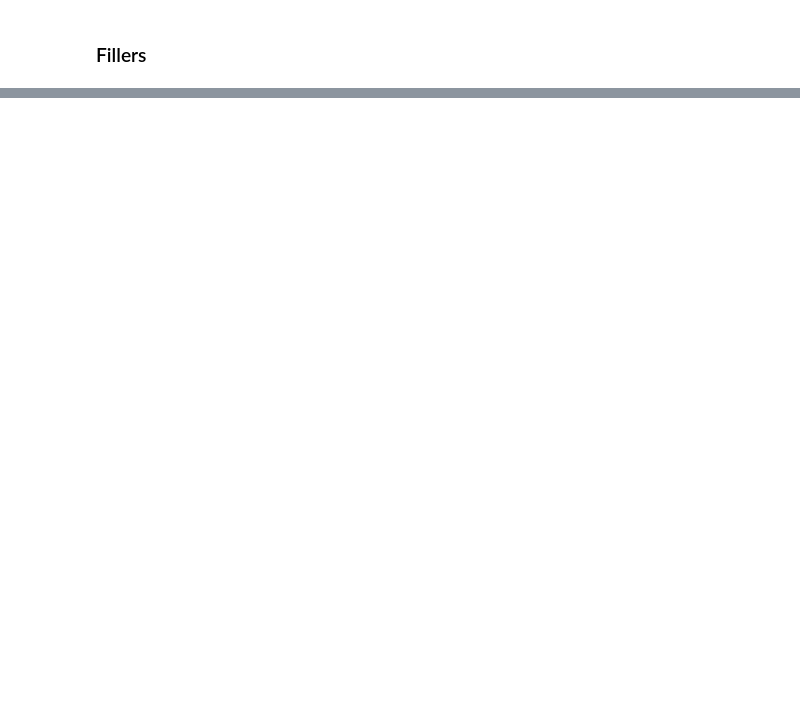
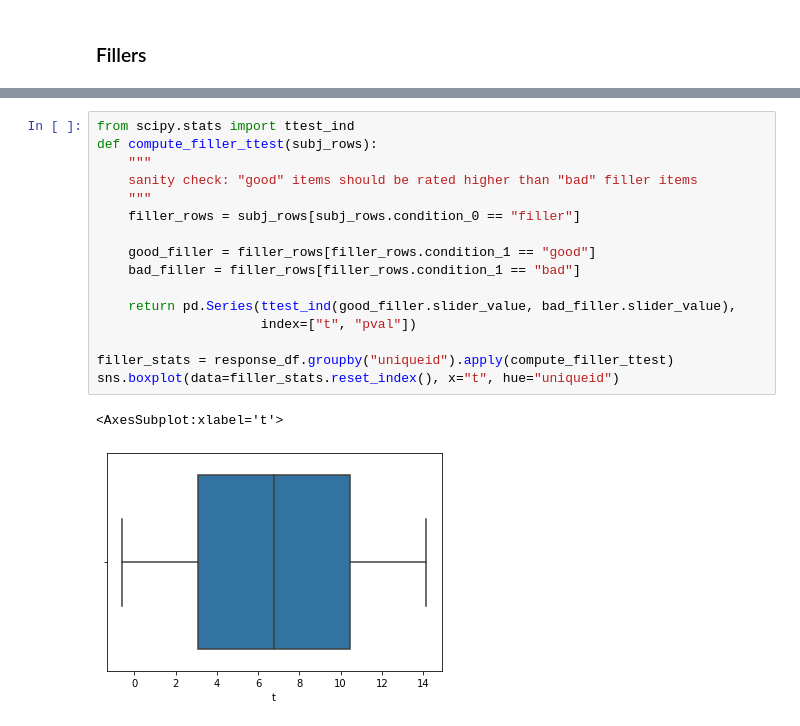
Before and after one commit to hans/explaining, a Jupyter notebook: notebooks/02_acceptability_swarm/00 preprocess.ipynb, the cells around one changed output, grey strips where cells are left out. Cells and saved outputs as stored; diff of their text form; blank space fills up the shorter version.

```diff
--- a/notebooks/02_acceptability_swarm/00 preprocess.ipynb
+++ b/notebooks/02_acceptability_swarm/00 preprocess.ipynb
@@ -91,0 +108,19 @@ subjects_to_drop
+# %%
+from scipy.stats import ttest_ind
+def compute_filler_ttest(subj_rows):
+    """
+    sanity check: "good" items should be rated higher than "bad" filler items
+    """
+    filler_rows = subj_rows[subj_rows.condition_0 == "filler"]
+
+    good_filler = filler_rows[filler_rows.condition_1 == "good"]
+    bad_filler = filler_rows[filler_rows.condition_1 == "bad"]
+
+    return pd.Series(ttest_ind(good_filler.slider_value, bad_filler.slider_value),
+                     index=["t", "pval"])
+
+filler_stats = response_df.groupby("uniqueid").apply(compute_filler_ttest)
+sns.boxplot(data=filler_stats.reset_index(), x="t", hue="uniqueid")
+# %% [output]
+<AxesSubplot:xlabel='t'>
+[figure, added]
```
Also changed, not shown: parts of 36 cells of this notebook, 1 other file.
